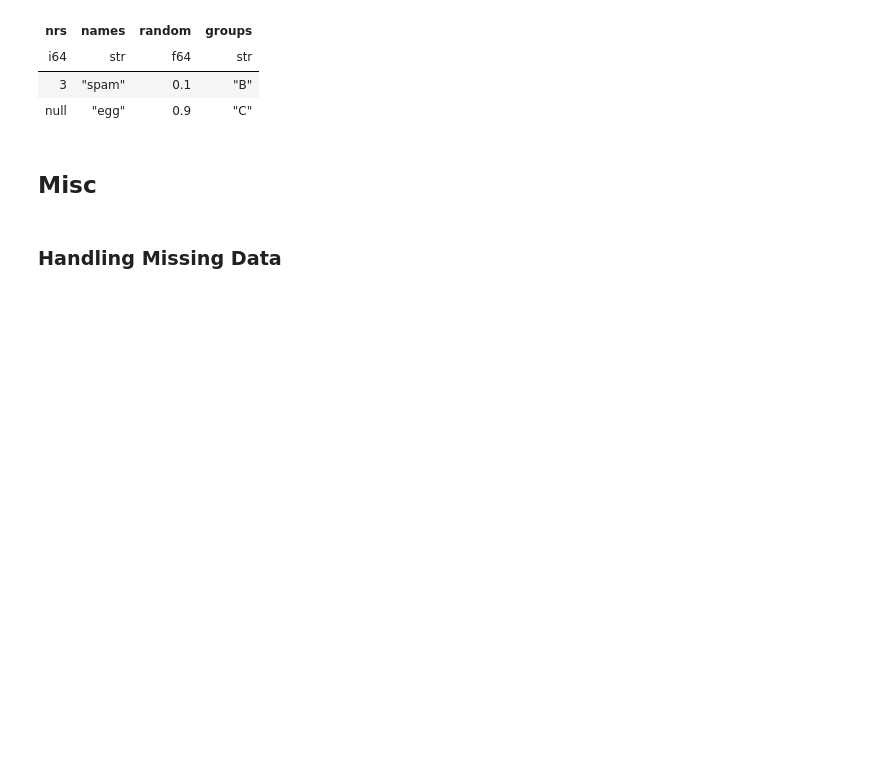
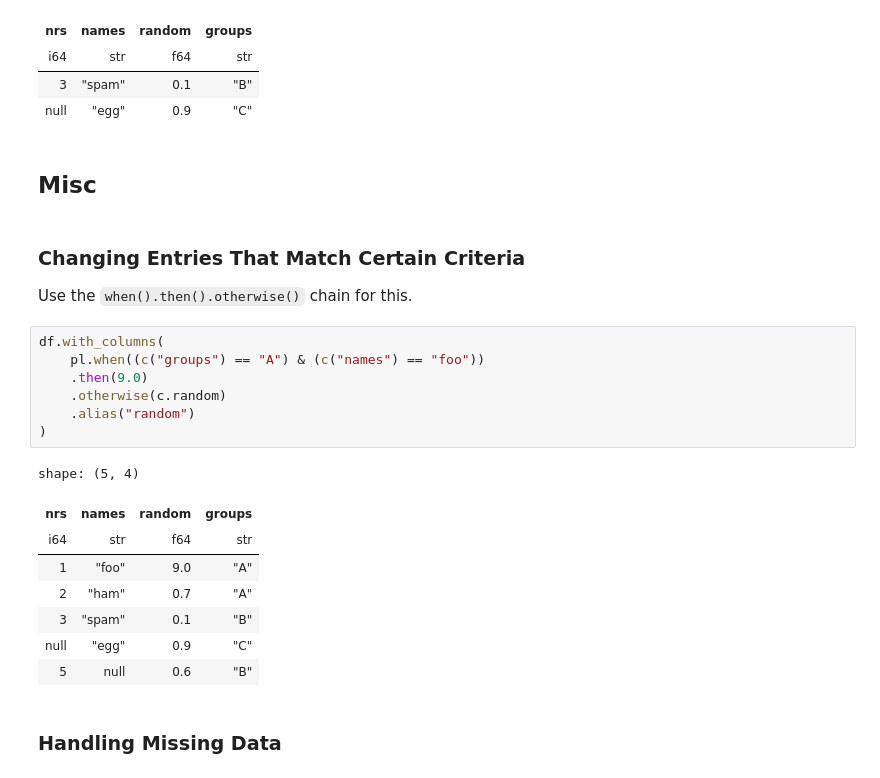
Before and after one commit to sotte/polars-tutorial, a Jupyter notebook: polars-tutorial.ipynb, the cells around one changed output. Drawn from its saved outputs; the diff is of its cells as text; blank space fills up the shorter version.

```diff
--- a/polars-tutorial.ipynb
+++ b/polars-tutorial.ipynb
@@ -637,6 +638,25 @@ shape: (2, 4)
 | null | "egg" | 0.9 | "C" |
 # %% [markdown]
 ## Misc
+# %% [markdown]
+### Changing Entries That Match Certain Criteria
+Use the `when().then().otherwise()` chain for this.
+# %%
+df.with_columns(
+    pl.when((c("groups") == "A") & (c("names") == "foo"))
+    .then(9.0)
+    .otherwise(c.random)
+    .alias("random")
+)
+# %% [output]
+shape: (5, 4)
+| nrs | names | random | groups |
+| i64 | str | f64 | str |
+| 1 | "foo" | 9.0 | "A" |
+| 2 | "ham" | 0.7 | "A" |
+| 3 | "spam" | 0.1 | "B" |
+| null | "egg" | 0.9 | "C" |
+| 5 | null | 0.6 | "B" |
 # %% [markdown]
 ### Handling Missing Data
 # %%
```
Also changed, not shown: parts of 13 cells of this notebook, 2 other files.
